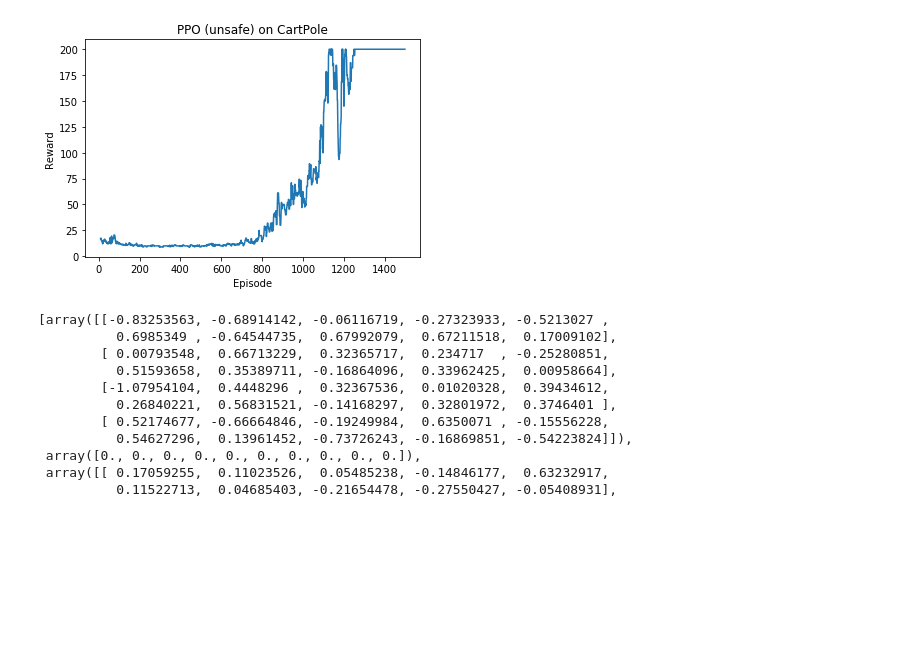
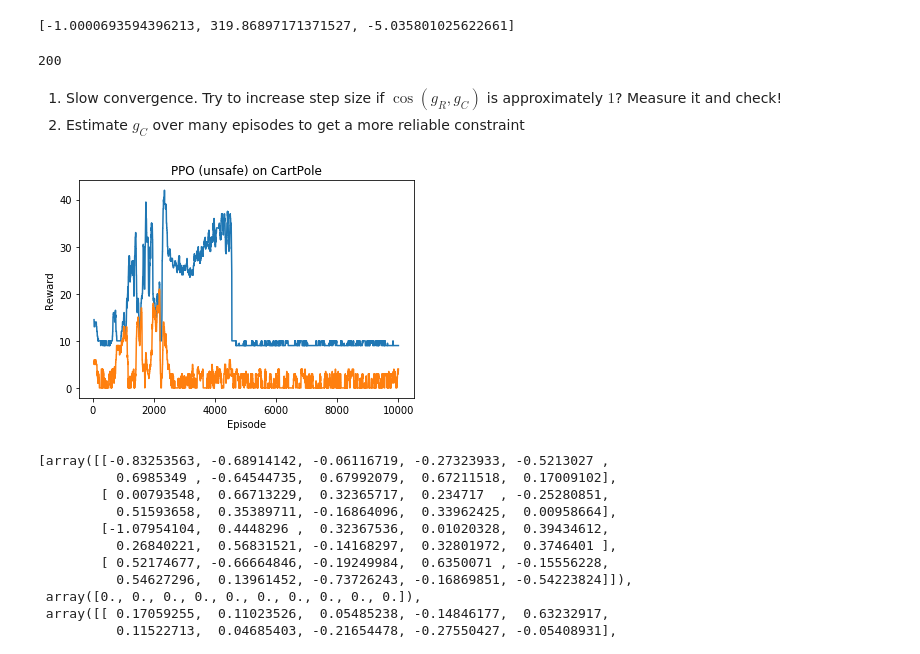
Before and after one commit to sergeivolodin/SafeContinuousStateRL, a Jupyter notebook: cartpole_safety_sppo.ipynb, the cells around one changed output. Saved outputs shown, nothing was run; the diff lists cells and outputs as text; code cells hidden in the pictures; blank space fills up the shorter version.

```diff
--- a/cartpole_safety_sppo.ipynb
+++ b/cartpole_safety_sppo.ipynb
@@ -221,26 +277,51 @@ step = tf.group([opt1, opt2])
 # %%
-def train_step():
+def train_step(C_max_ = 10):
     # obtaining rollout data
-    S, A, R = list(zip(*get_rollout()))
-    sess.run(step, feed_dict = {states: S, actions: A, rewards: R, discounted_rewards_to_go: discount(R)})
-    return np.sum(R)
+    S, A, R, C = list(zip(*get_rollout()))
+    sess.run(step, feed_dict = {states: S, actions: A, rewards: R, discounted_rewards_to_go: discount(R),
+                               C_max: C_max_, disc_costs: discount(C)
+                               })
+    return np.sum(R), np.sum(C)
+# %%
+C_max_ = 25
+# %%
+init = tf.global_variables_initializer()
+sess.run(init)
+
+S, A, R, C = list(zip(*get_rollout()))
+
+sess.run([L1,L2, R_clipped], feed_dict = {states: S, actions: A, rewards: R, discounted_rewards_to_go: discount(R),
+                                         C_max: C_max_, disc_costs: discount(C)})
+# %% [output]
+[-1.0000693594396213, 319.86897171371527, -5.035801025622661]
+# %%
+np.sum(gamma_discount ** np.arange(200))
+# %% [output]
+200
 # %%
 init = tf.global_variables_initializer()
 sess.run(init)
 r = []
+c = []
 # %%
-for i in tqdm(range(500)):
-    r += [train_step()]
+for i in tqdm(range(10000)):
+    r_, c_ = train_step(C_max_ = C_max_)
+    r.append(r_)
+    c.append(c_)
+# %% [markdown]
+1. Slow convergence. Try to increase step size if $\cos (g_R, g_C)$ is approximately $1$? Measure it and check!
+2. Estimate $g_C$ over many episodes to get a more reliable constraint
 # %%
 plt.figure()
 plt.title('PPO (unsafe) on CartPole')
-plt.plot(pd.DataFrame(r).rolling(10).median())
+plt.plot(pd.DataFrame(r).rolling(50).median(), label = 'reward')
+plt.plot(pd.DataFrame(c).rolling(50).median(), label = 'cost')
 plt.xlabel('Episode')
 plt.ylabel('Reward')
-plt.savefig('ppo.eps', bbox_inches = 'tight')
+plt.savefig('sppo.eps', bbox_inches = 'tight')
 plt.show()
 # %% [output]
-[figure, old version]
+[figure, new version]
 # %%
 env = env.unwrapped
 # %%
```
Also changed, not shown: parts of 22 cells of this notebook.
